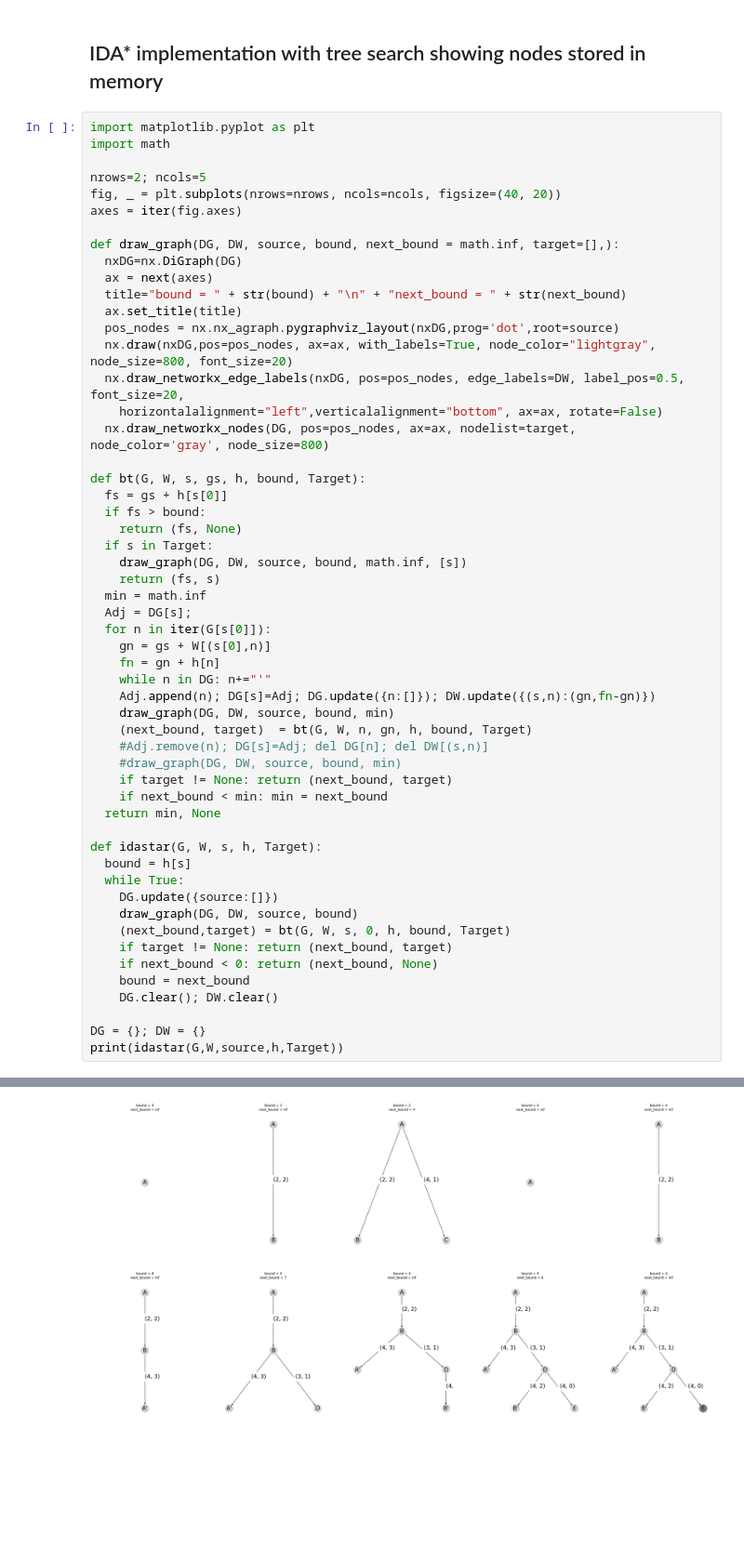
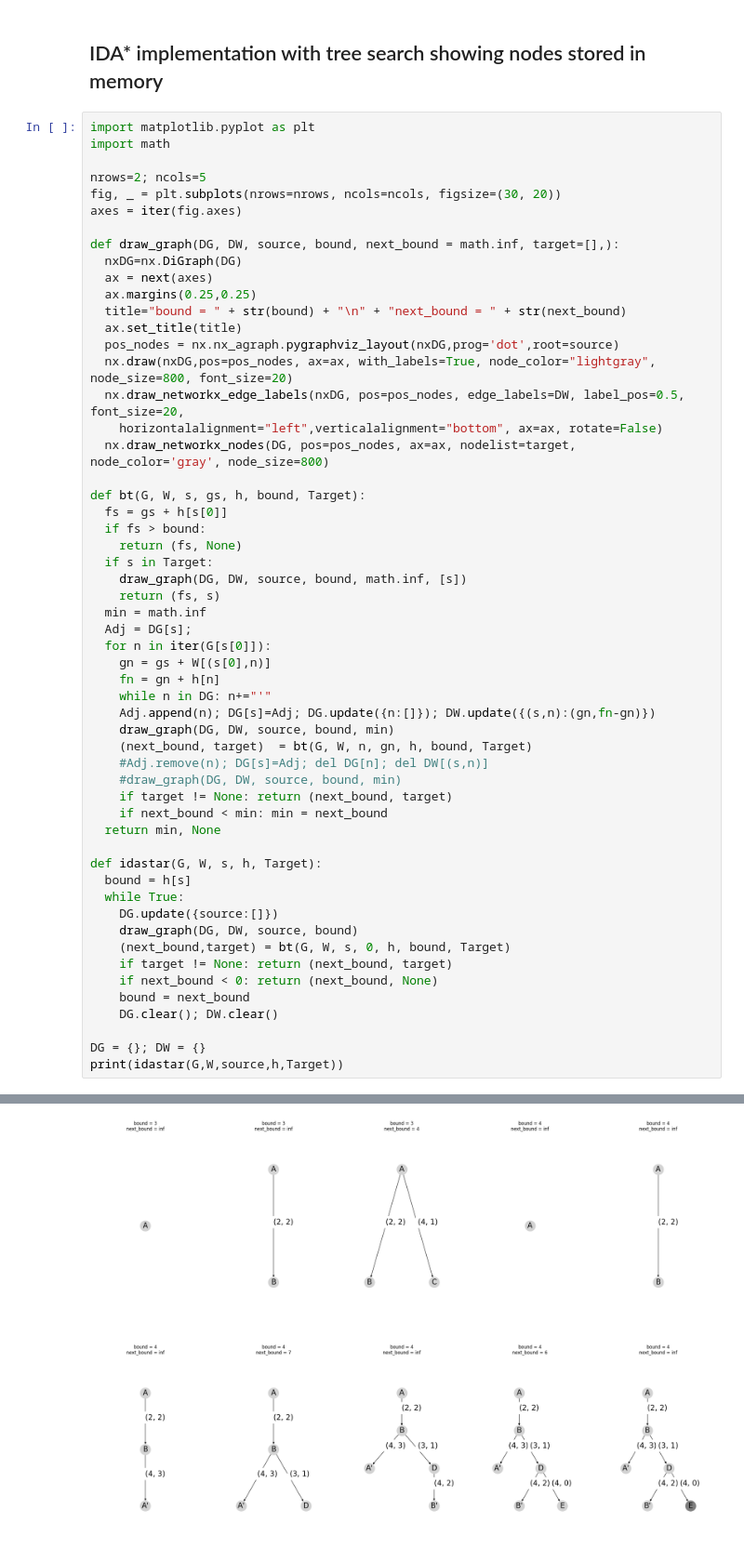
Before and after one commit to jorcisai/SIN, a Jupyter notebook: block1/search/A star/idastar.ipynb, the cells around one changed output, grey strips where cells are left out. Shown at 93% size. Saved outputs shown, nothing was run; the diff lists cells and outputs as text; blank space fills up the shorter version.

```diff
--- a/block1/search/A star/idastar.ipynb
+++ b/block1/search/A star/idastar.ipynb
@@ -91,12 +91,13 @@ import matplotlib.pyplot as plt
 import math
 
 nrows=2; ncols=5
-fig, _ = plt.subplots(nrows=nrows, ncols=ncols, figsize=(40, 20))
+fig, _ = plt.subplots(nrows=nrows, ncols=ncols, figsize=(30, 20))
 axes = iter(fig.axes)
 
 def draw_graph(DG, DW, source, bound, next_bound = math.inf, target=[],):
   nxDG=nx.DiGraph(DG)
   ax = next(axes)
+  ax.margins(0.25,0.25)
   title="bound = " + str(bound) + "\n" + "next_bound = " + str(next_bound)
   ax.set_title(title)
   pos_nodes = nx.nx_agraph.pygraphviz_layout(nxDG,prog='dot',root=source)
@@ -115,31 +116,31 @@ def bt(G, W, s, gs, h, bound, Target):
   min = math.inf
   Adj = DG[s];
   for n in iter(G[s[0]]):
     gn = gs + W[(s[0],n)]
     fn = gn + h[n]
     while n in DG: n+="'"
     Adj.append(n); DG[s]=Adj; DG.update({n:[]}); DW.update({(s,n):(gn,fn-gn)})
     draw_graph(DG, DW, source, bound, min)
     (next_bound, target)  = bt(G, W, n, gn, h, bound, Target)
     #Adj.remove(n); DG[s]=Adj; del DG[n]; del DW[(s,n)]
     #draw_graph(DG, DW, source, bound, min)
     if target != None: return (next_bound, target)
     if next_bound < min: min = next_bound
   return min, None
 
 def idastar(G, W, s, h, Target):
   bound = h[s]
   while True:
     DG.update({source:[]})
     draw_graph(DG, DW, source, bound)
     (next_bound,target) = bt(G, W, s, 0, h, bound, Target)
     if target != None: return (next_bound, target)
     if next_bound < 0: return (next_bound, None)
     bound = next_bound
     DG.clear(); DW.clear()
 
 DG = {}; DW = {}
 print(idastar(G,W,source,h,Target))
 # %% [output]
 (4, 'E')
-[figure, old version]
+[figure, new version]
```
Also changed, not shown: 1 other file.
